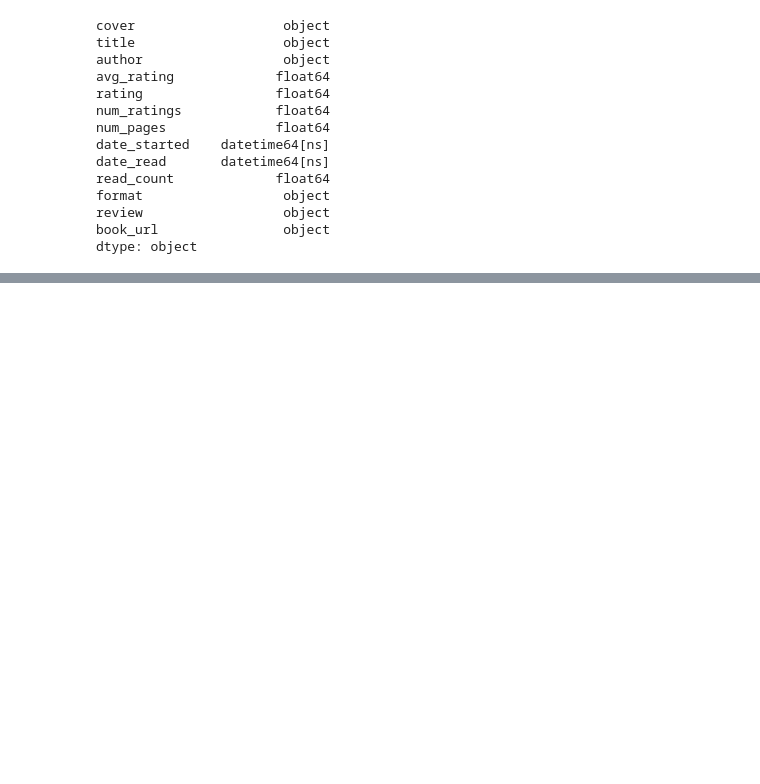
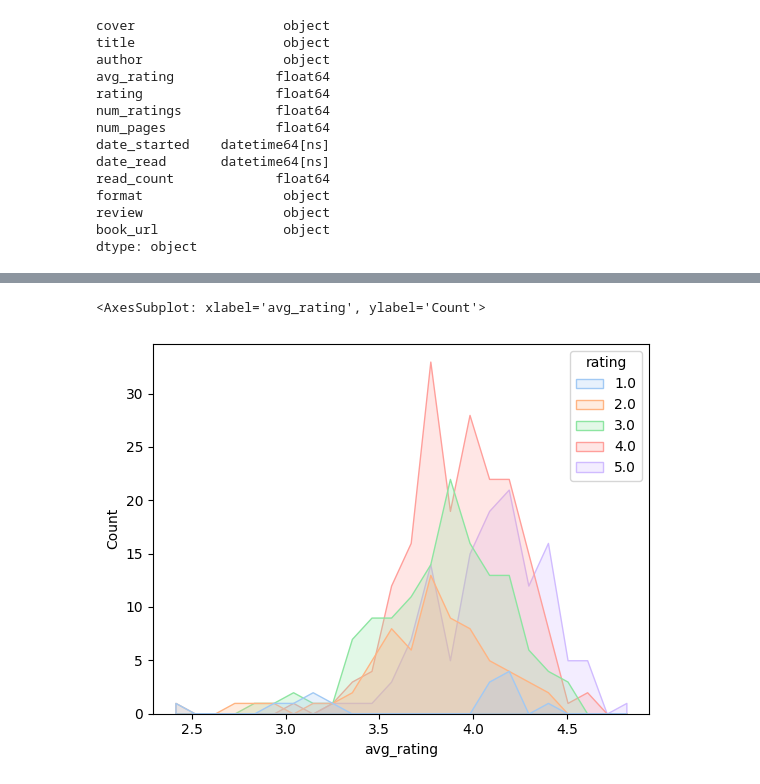
Before and after one commit to alex-x-o/Youreads, a Jupyter notebook: goodreads-scraping.ipynb, the cells around one changed output, grey strips where cells are left out. Drawn from its saved outputs; the diff is of its cells as text; code cells hidden in the pictures; blank space fills up the shorter version.

```diff
--- a/goodreads-scraping.ipynb
+++ b/goodreads-scraping.ipynb
@@ -208,0 +223,5 @@ display(books_with_reviews)
+# %%
+sns.histplot(data=all_books_df, x='avg_rating', element='poly', hue='rating', palette='pastel')
+# %% [output]
+<AxesSubplot: xlabel='avg_rating', ylabel='Count'>
+[figure, added]
```
Also changed, not shown: parts of 9 cells of this notebook, 1 other file.
